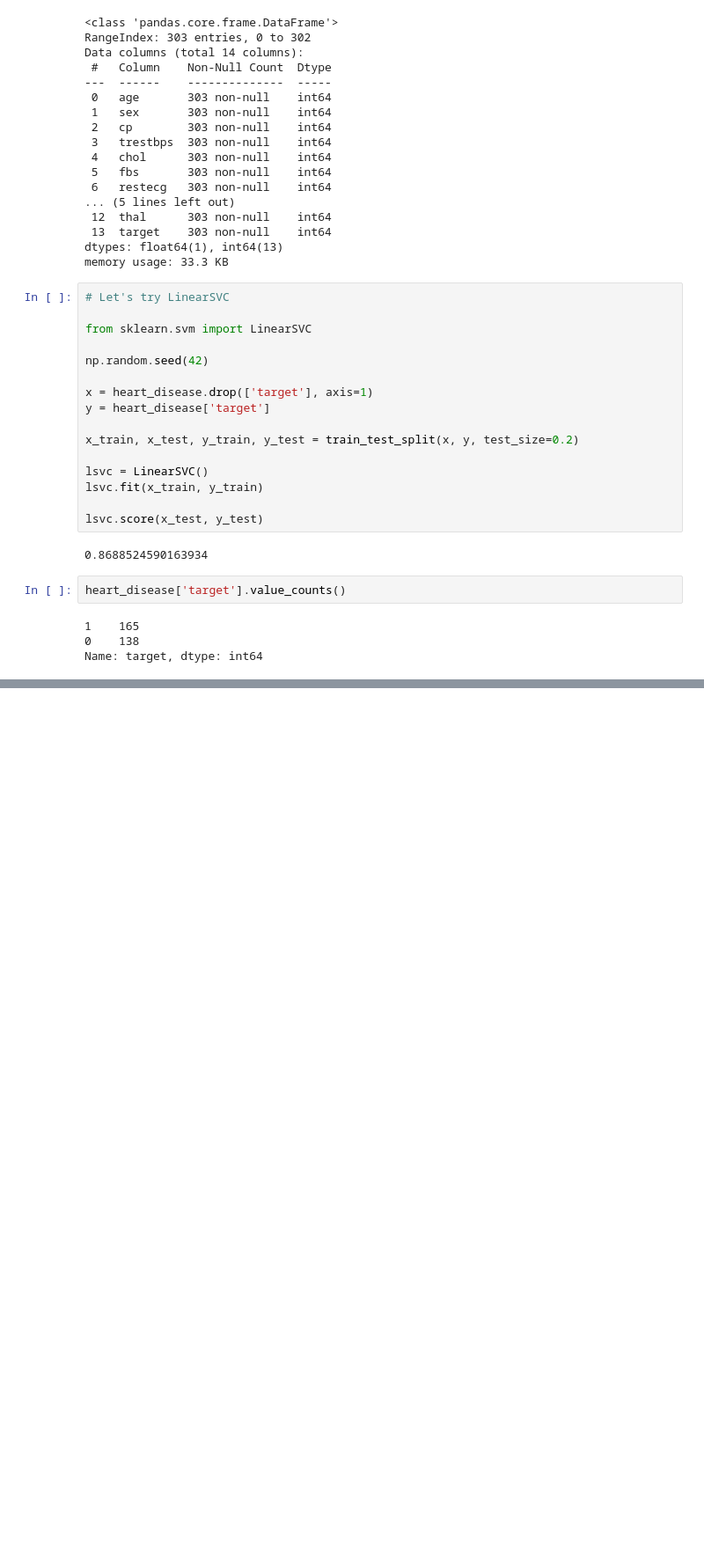
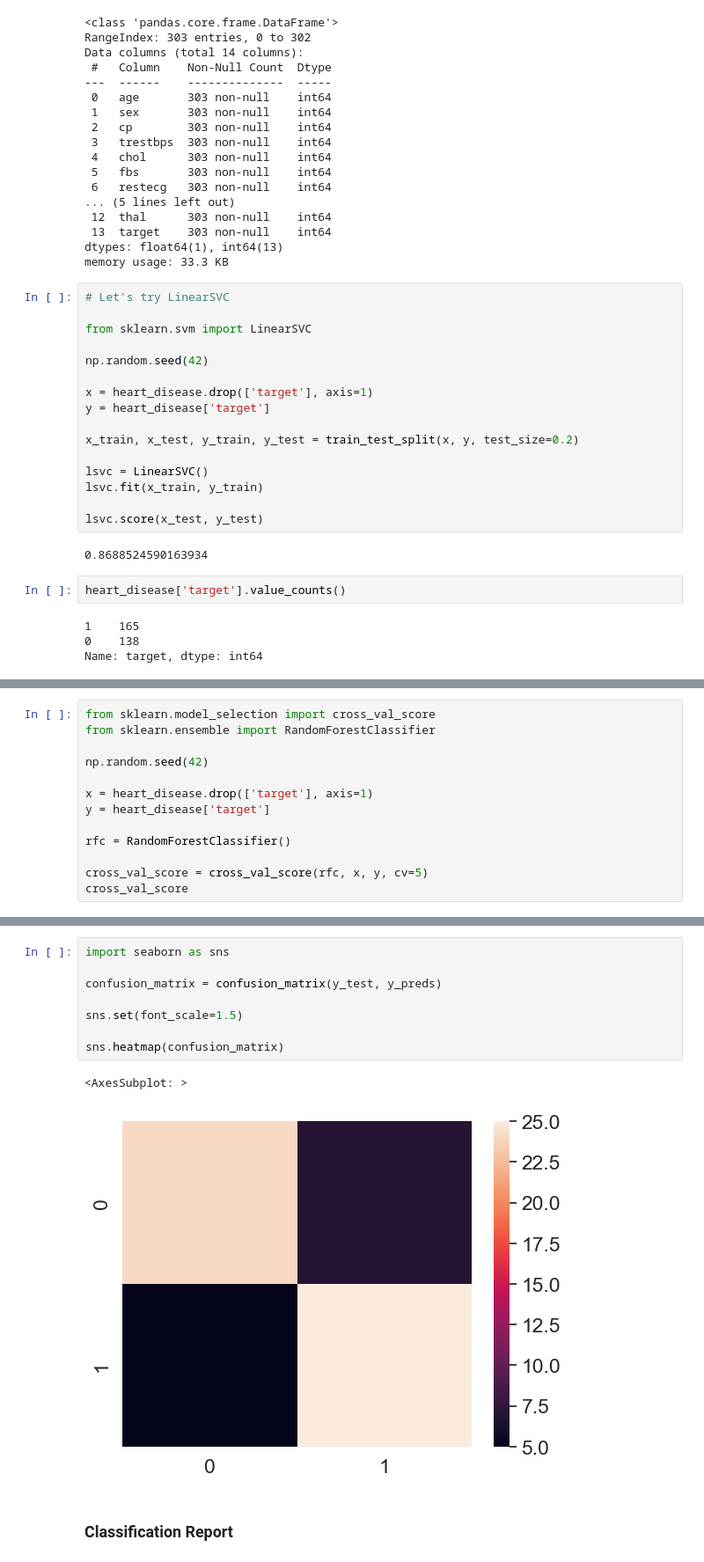
Before and after one commit to betkiker/machinelearningpractice, a Jupyter notebook: UCMLaDSZtM/Scikit-learn Creating ML Models.ipynb, the cells around one changed output, grey strips where cells are left out. Shown at 88% size. Drawn from its saved outputs; the diff is of its cells as text; blank space fills up the shorter version.

Commit message:
classification matrics

```diff
--- a/UCMLaDSZtM/Scikit-learn Creating ML Models.ipynb
+++ b/UCMLaDSZtM/Scikit-learn Creating ML Models.ipynb
@@ -481,0 +638,13 @@ Name: target, dtype: int64
+# %%
+from sklearn.model_selection import cross_val_score
+from sklearn.ensemble import RandomForestClassifier
+
+np.random.seed(42)
+
+x = heart_disease.drop(['target'], axis=1)
+y = heart_disease['target']
+
+rfc = RandomForestClassifier()
+
+cross_val_score = cross_val_score(rfc, x, y, cv=5)
+cross_val_score
@@ -481,0 +731,13 @@ Name: target, dtype: int64
+# %%
+import seaborn as sns
+
+confusion_matrix = confusion_matrix(y_test, y_preds)
+
+sns.set(font_scale=1.5)
+
+sns.heatmap(confusion_matrix)
+# %% [output]
+<AxesSubplot: >
+[figure, added]
+# %% [markdown]
+### Classification Report
```
Also changed, not shown: parts of 27 cells of this notebook.
